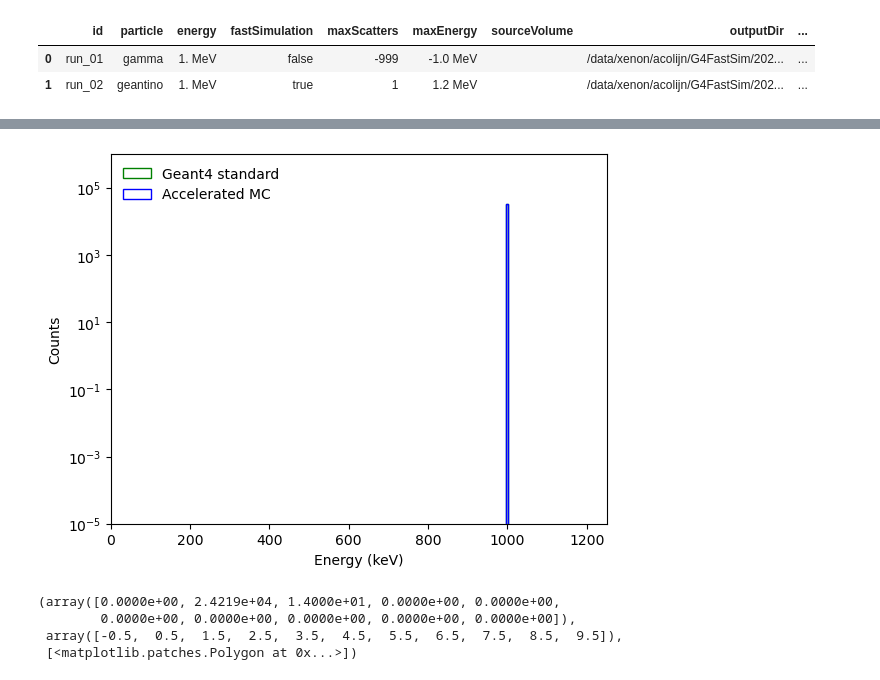
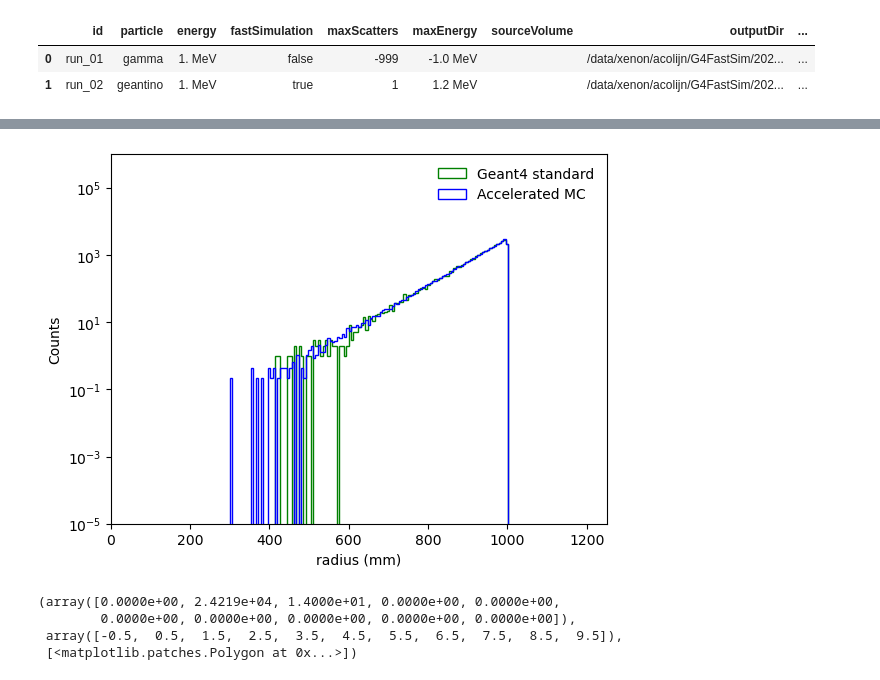
Before and after one commit to acolijn/G4FastSim, a Jupyter notebook: analysis/analysis.ipynb, the cells around one changed output, grey strips where cells are left out. Cells and saved outputs as stored; diff of their text form; code cells hidden in the pictures.

```diff
--- a/analysis/analysis.ipynb
+++ b/analysis/analysis.ipynb
@@ -56,8 +56,8 @@ Loading /data/xenon/acolijn/G4FastSim/20240904_155847/fast_4.root
 Data loaded from 10 files
 # %%
 nbin = 500
-ax = std.plot_histogram('eh', bins=nbin, range=(-1500,1500), show=False)
-ax = fast.plot_histogram('eh', bins=nbin, ax=ax, range=(-1500,1500), show=False)
+ax = std.plot_histogram('r', bins=nbin, range=(-1500,1500), show=False)
+ax = fast.plot_histogram('r', bins=nbin, ax=ax, range=(-1500,1500), show=False)
 
 plt.yscale('log')
 plt.ylim(1e-5, 1e6)
@@ -71,4 +71,4 @@ integral = 32730.650969824776
-[figure, old version]
+[figure, new version]
 # %%
 plt.hist(std.data['nclus'], bins=10, range=(-0.5,9.5), histtype='step', label=std.label)
 # %% [output]
```
Also changed, not shown: parts of 1 cell of this notebook, 2 other files.
